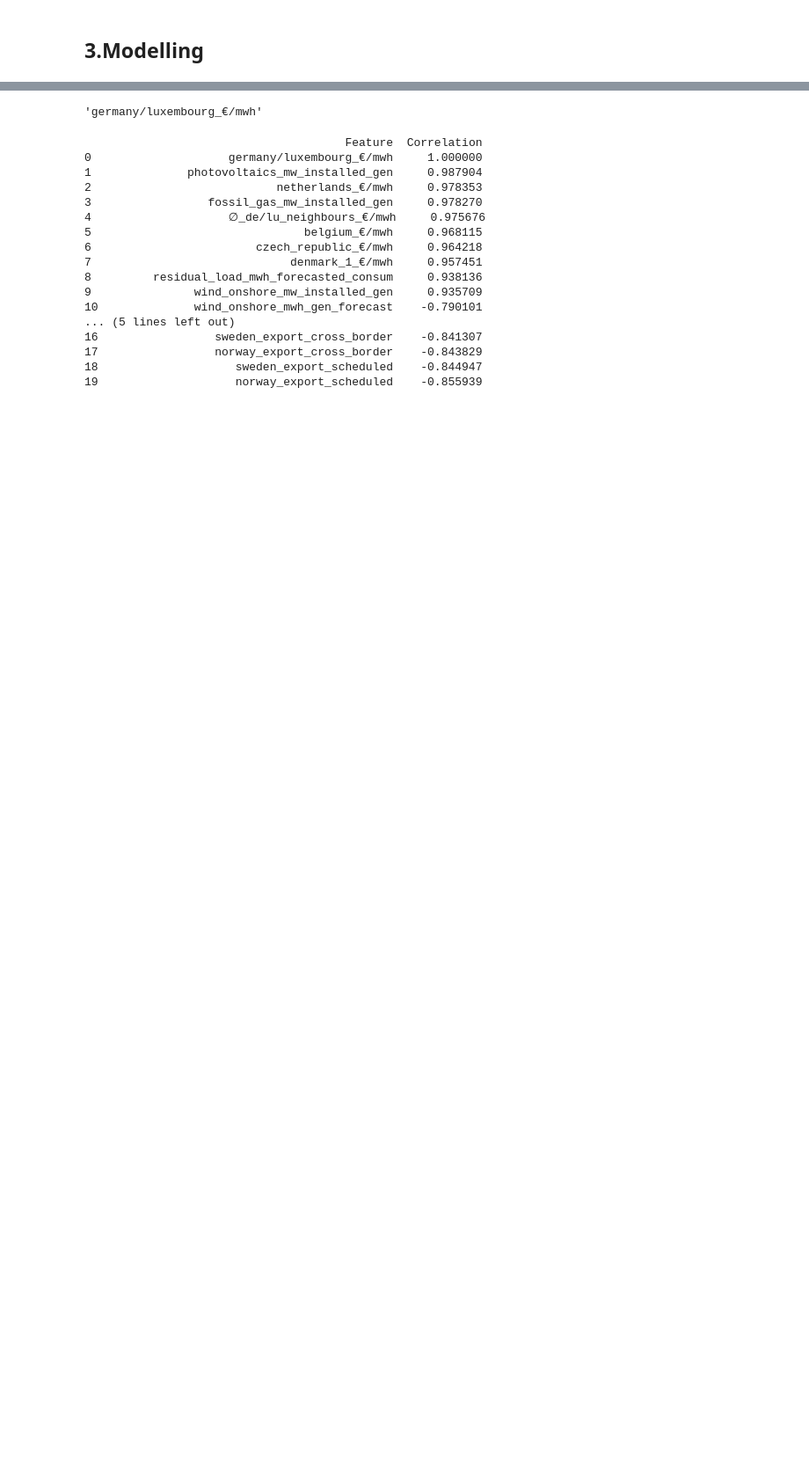
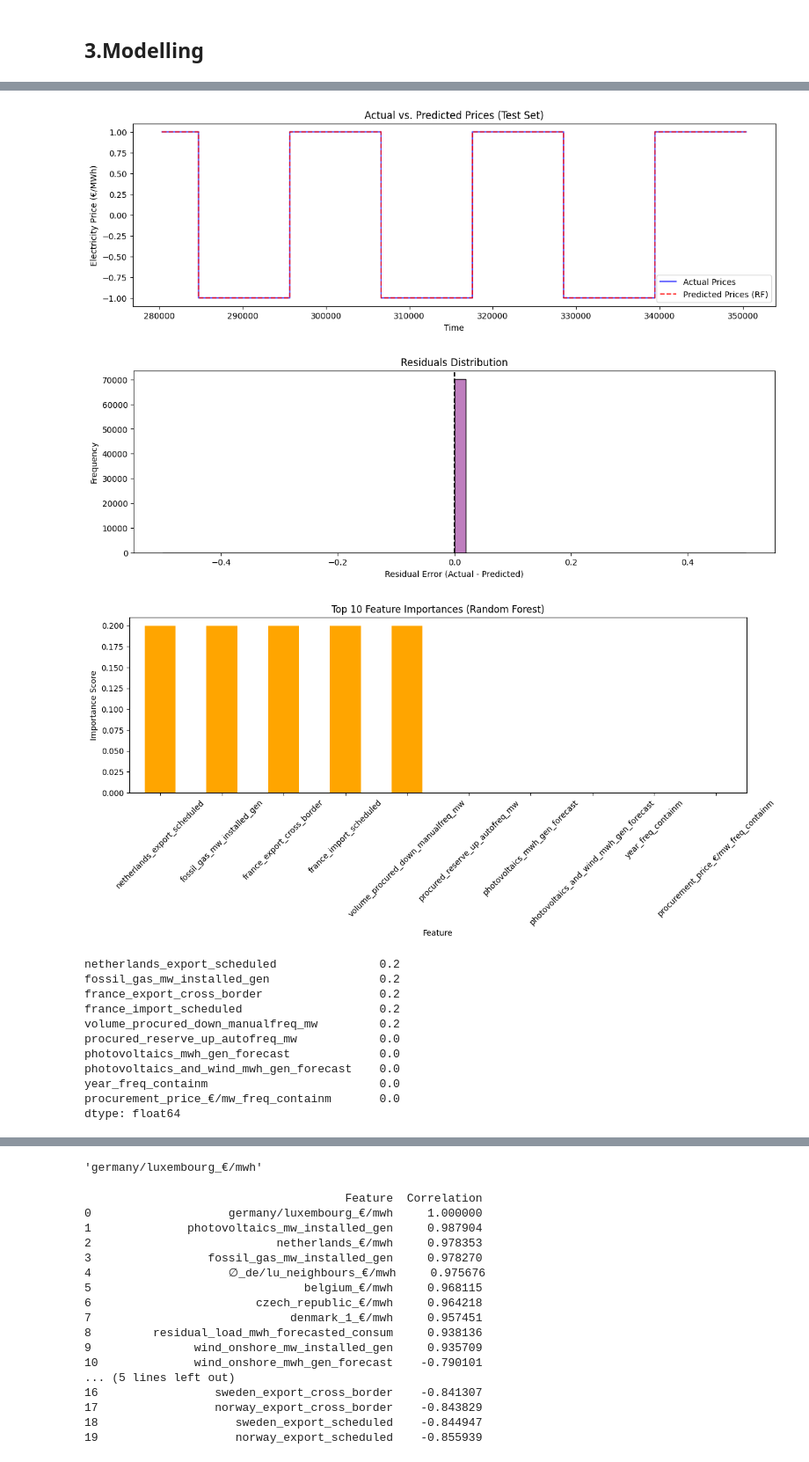
Before and after one commit to okpoEkpenyong/powercast_modeling_germany_regions, a Jupyter notebook: notebooks/03_model.ipynb, the cells around one changed output, grey strips where cells are left out. Shown at 88% size. Cells and saved outputs as stored; diff of their text form; code cells hidden in the pictures; blank space fills up the shorter version.

```diff
--- a/notebooks/03_model.ipynb
+++ b/notebooks/03_model.ipynb
@@ -120,8 +168,12 @@ def preprocess_data(df, target_col):
     Prepares the dataset for training by handling missing values, scaling features, and splitting into train-test sets.
     """
     # Drop irrelevant columns
-    # drop_cols = ['start_date', 'end_date_x', 'end_date_y', 'region_type', 'region_name', 'date']
-    # df = df.drop(columns=[col for col in drop_cols if col in df.columns], errors='ignore')
+    drop_cols = ['start_date', 'end_date_x', 'end_date_y', 'region_type', 'region_name', 'date']
+    if drop_cols:
+        df = df.drop(columns=[col for col in drop_cols if col in df.columns], errors='ignore')
+
+    df.replace([np.inf, -np.inf], np.nan, inplace=True)  # Convert Inf to NaN
+    df.dropna(inplace=True)  # Remove rows with NaNs
 
     # Handle missing data
     df = df.dropna(subset=[target_col])  # Remove rows where target is missing
@@ -274,3 +374,63 @@ memory usage: 152.8 MB
+# %%
+# import matplotlib.pyplot as plt
+# import seaborn as sns
+
+# # 1️ Actual vs. Predicted Prices Plot (1-Hour Ahead)
+plt.figure(figsize=(14, 4))
+plt.plot(y_test.index, y_test, label="Actual Prices", color="blue", alpha=0.7)
+plt.plot(y_test.index, y_pred_rf, label="Predicted Prices (RF)", color="red", linestyle="dashed", alpha=0.8)
+plt.title("Actual vs. Predicted Prices (Test Set)")
+plt.xlabel("Time")
+plt.ylabel("Electricity Price (€/MWh)")
+plt.legend()
+plt.show()
+
+# # 2. Residuals Distribution (Error Analysis)
+residuals = y_test - y_pred_rf
+plt.figure(figsize=(14, 4))
+sns.histplot(residuals, bins=50, kde=True, color="purple")
+plt.axvline(0, color="black", linestyle="dashed")
+plt.title("Residuals Distribution")
+plt.xlabel("Residual Error (Actual - Predicted)")
+plt.ylabel("Frequency")
+plt.show()
+
+# # 3 Directional Accuracy Visualization (Up/Down Movements)
+# plt.figure(figsize=(14, 4))
+# plt.plot(y_test.index,  direction_actual, label="Actual Direction", color="black", alpha=0.6)
+# plt.plot(y_test.index, direction_pred_rf, label="Predicted Direction (RF)", color="red", linestyle="dashed", alpha=0.8)
+# plt.title("Directional Accuracy (1-Hour Ahead)")
+# plt.xlabel("Time")
+# plt.ylabel("Price Movement Direction")
+# plt.legend()
+# plt.show()
+
+# top_features = feature_importance.head(10)
+# # 4 Feature Importance Visualization
+plt.figure(figsize=(14,4))
+metrics['Top_Features'].plot(kind="bar", color="orange")
+plt.title("Top 10 Feature Importances (Random Forest)")
+plt.ylabel("Importance Score")
+plt.xlabel("Feature")
+plt.xticks(rotation=45)
+plt.show()
+
+metrics['Top_Features']
+# %% [output]
+[figure, added]
+[figure, added]
+[figure, added]
+netherlands_export_scheduled               0.2
+fossil_gas_mw_installed_gen                0.2
+france_export_cross_border                 0.2
+france_import_scheduled                    0.2
+volume_procured_down_manualfreq_mw         0.2
+procured_reserve_up_autofreq_mw            0.0
+photovoltaics_mwh_gen_forecast             0.0
+photovoltaics_and_wind_mwh_gen_forecast    0.0
+year_freq_containm                         0.0
+procurement_price_€/mw_freq_containm       0.0
+dtype: float64
 # %%
 # df_scaled.info()
 
```
Also changed, not shown: parts of 103 cells of this notebook.
